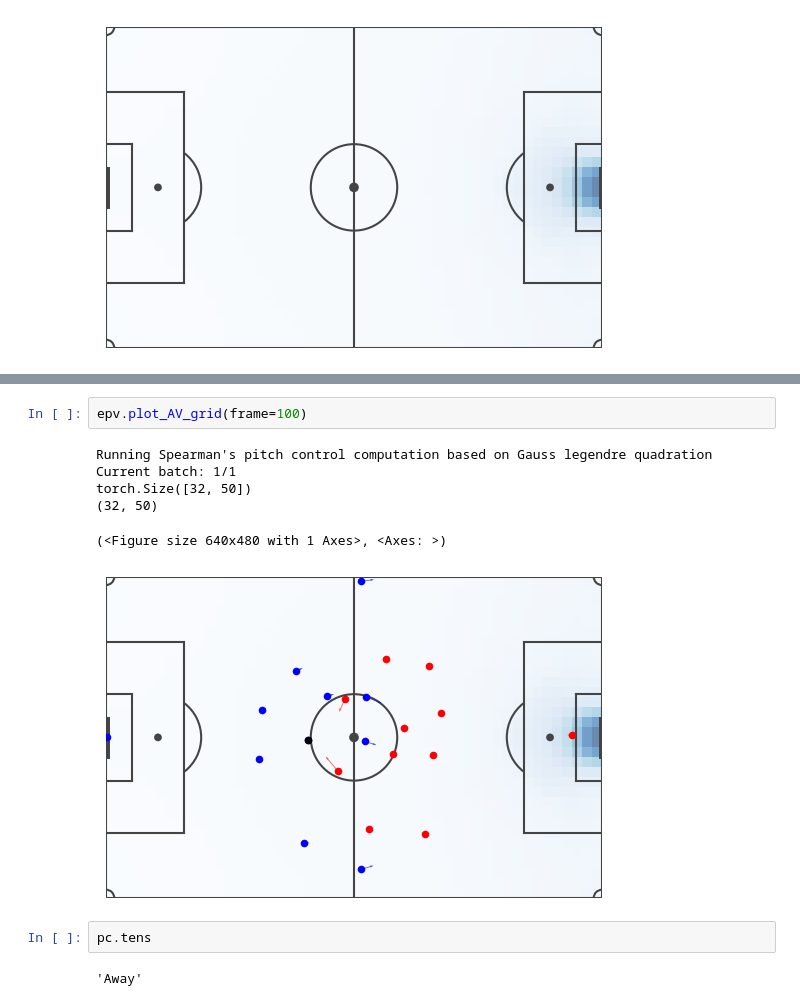
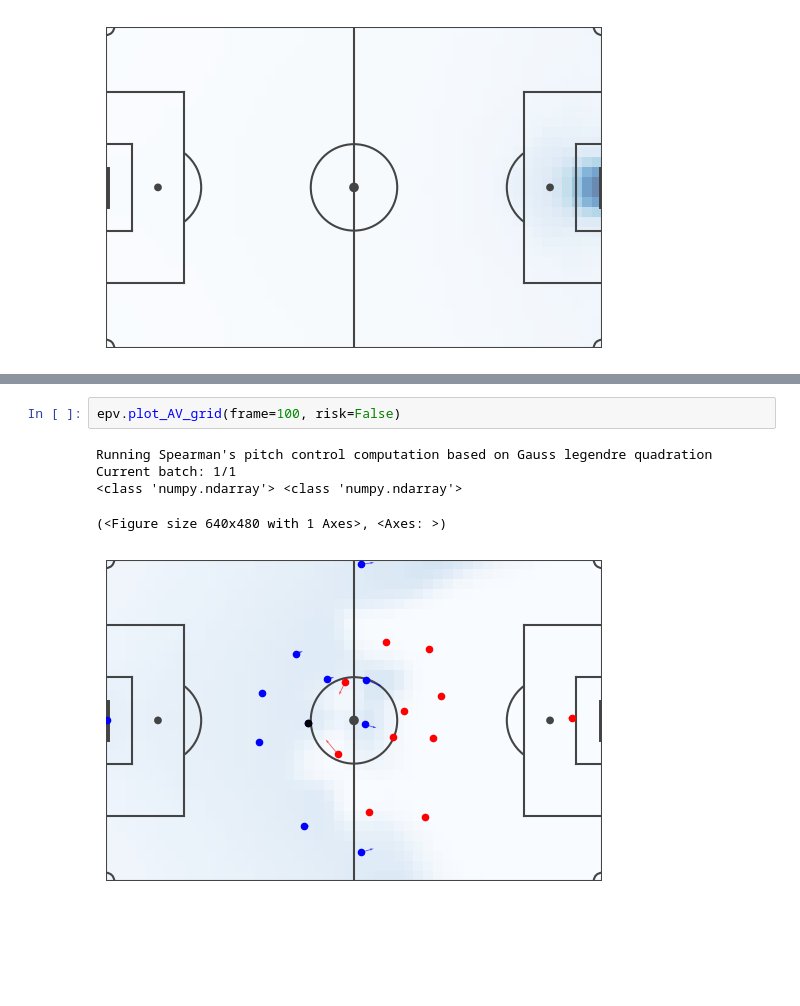
Before and after one commit to DavidB1999/My_Football_Analytics, a Jupyter notebook: EPV/EPV_schmier.ipynb, the cells around one changed output, grey strips where cells are left out. Drawn from its saved outputs; the diff is of its cells as text; blank space fills up the shorter version.

Commit message:
AV with risk works kind of

```diff
--- a/EPV/EPV_schmier.ipynb
+++ b/EPV/EPV_schmier.ipynb
@@ -132,13 +94,8 @@ tensor([[8.9127e-22, 1.6108e-18, 2.7820e-15,  ..., 1.4441e-03, 1.8986e-03,
 # %%
-epv.plot_AV_grid(frame=100)
+epv.plot_AV_grid(frame=100, risk=False)
 # %% [output]
 Running Spearman's pitch control computation based on Gauss legendre quadration
 Current batch: 1/1
-torch.Size([32, 50])
-(32, 50)
+<class 'numpy.ndarray'> <class 'numpy.ndarray'>
 (<Figure size 640x480 with 1 Axes>, <Axes: >)
-[figure, old version]
+[figure, new version]
-# %%
-pc.tens
-# %% [output]
-'Away'
```
Also changed, not shown: parts of 14 cells of this notebook, 2 other files.
